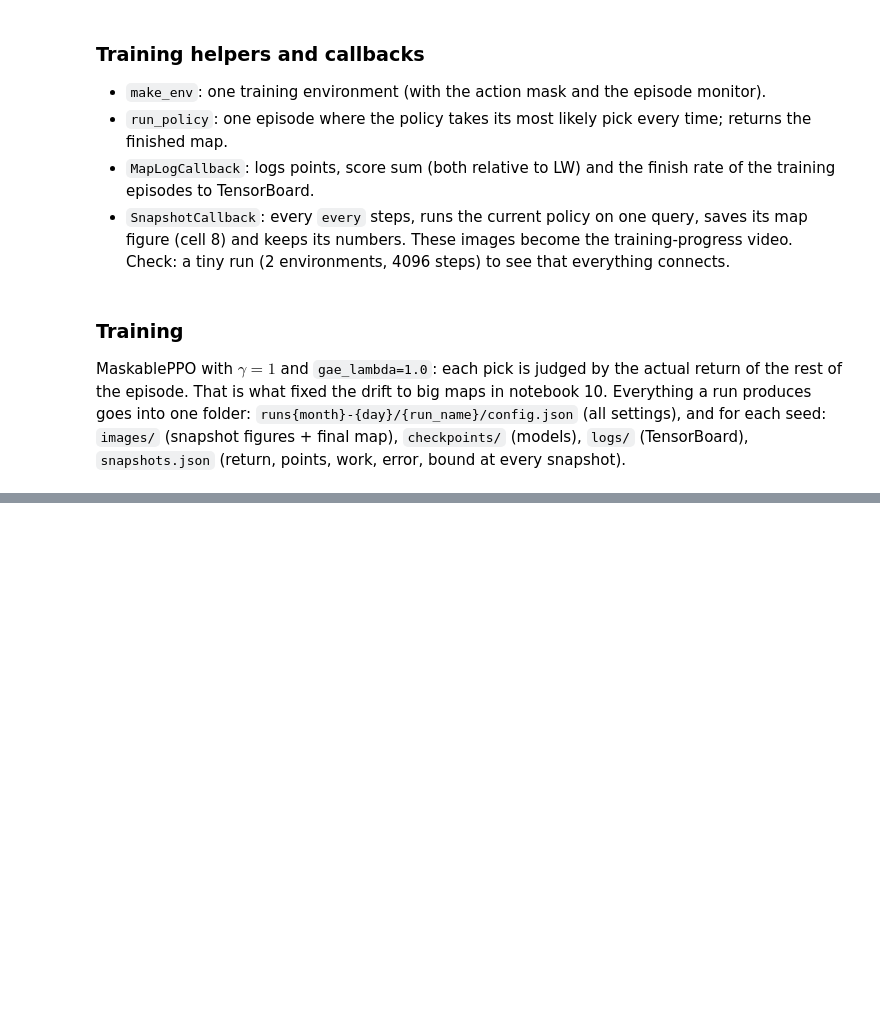
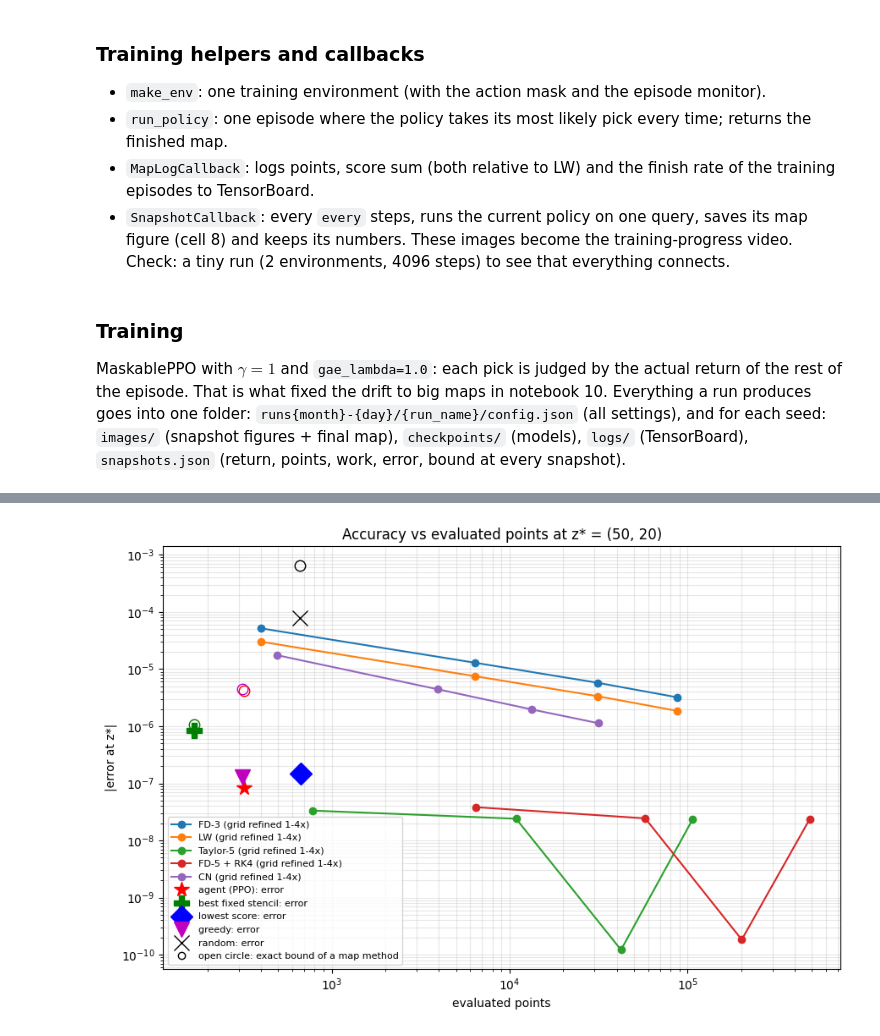
Before and after one commit to atayyar1/RL-For-PDEs, a Jupyter notebook: Taylor linear predictor/11. Backward Map RL.ipynb, the cells around one changed output, grey strips where cells are left out. Drawn from its saved outputs; the diff is of its cells as text; code cells hidden in the pictures; blank space fills up the shorter version.

```diff
--- a/Taylor linear predictor/11. Backward Map RL.ipynb
+++ b/Taylor linear predictor/11. Backward Map RL.ipynb
@@ -688,0 +798,94 @@ step         12 |     0 maps: return  -22.00 | 376 points | bound 8.7e-04 | fini
+# %%
+# ── Accuracy vs evaluated points: every method on one plot ──
+# Classical schemes run on their own grids (refined by k = 1..4, r = alpha dt/dx^2 kept fixed), so each gives a curve.
+# Map methods run on the base grid, so each gives one point. All are measured at the same physical z* = (x*, t*).
+from scipy.linalg import solve_banded
+
+x_star, t_star = Z_CMP[0] * dx, Z_CMP[1] * dt
+
+def classical(scheme, k):
+    """Error at z* and evaluated points (grid values in z*'s dependency cone) on the grid refined k times."""
+    n, h = (nx - 1) * k + 1, dx / k
+    tau = dt / k**2 if scheme != "CN" else 4 * dt / k**2            # CN is implicit: 4x bigger steps
+    ix, steps = Z_CMP[0] * k, round(t_star / tau)
+    x = np.arange(n) * h
+    u = u_true(x, 0.0)
+    r, nu = alpha * tau / h**2, c * tau / h
+    d2 = lambda v: np.r_[0, v[2:] - 2 * v[1:-1] + v[:-2], 0]
+    d1 = lambda v: np.r_[0, v[2:] - v[:-2], 0] / 2
+    def d4(v):                                                      # 4th-order u_xx*h^2 and u_x*h, 2nd order next to the walls
+        a2, a1 = d2(v), d1(v)
+        a2[2:-2] = (-v[4:] + 16 * v[3:-1] - 30 * v[2:-2] + 16 * v[1:-3] - v[:-4]) / 12
+        a1[2:-2] = (-v[4:] + 8 * v[3:-1] - 8 * v[1:-3] + v[:-4]) / 12
+        return a2, a1
+    if scheme == "Taylor-5":                                       # weights cancel the heat polynomials T1..T4 exactly
+        xi, ta = np.arange(-2, 3) * h + c * tau, -tau * np.ones(5)
+        A = np.array([np.ones(5), xi, xi**2 + 2 * alpha * ta, xi**3 + 6 * alpha * ta * xi,
+                      xi**4 + 12 * alpha * ta * xi**2 + 12 * (alpha * ta)**2])
+        W5 = np.linalg.solve(A, [1, 0, 0, 0, 0])
+    if scheme == "CN":
+        lo, di, up = -r / 2 - nu / 4, 1 + r, -r / 2 + nu / 4        # (I - tau/2 L) u_new = (I + tau/2 L) u
+        ab = np.zeros((3, n - 2)); ab[0, 1:], ab[1], ab[2, :-1] = up, di, lo
+    for _ in range(steps):
+        if scheme == "FD-3":
+            u = u + r * d2(u) - nu * d1(u)
+        elif scheme == "LW":
+            u = u + (r + nu**2 / 2) * d2(u) - nu * d1(u)
+        elif scheme == "FD-5 + RK4":
+            f = lambda v: (lambda a2, a1: r * a2 - nu * a1)(*d4(v))
+            k1 = f(u); k2 = f(u + k1 / 2); k3 = f(u + k2 / 2); k4 = f(u + k3)
+            u = u + (k1 + 2 * k2 + 2 * k3 + k4) / 6
+        elif scheme == "Taylor-5":                                  # 5 points one level down, all 5 Taylor rows
+            v = u + (r + nu**2 / 2) * d2(u) - nu * d1(u)            # LW next to the walls
+            v[2:-2] = W5 @ np.array([u[:-4], u[1:-3], u[2:-2], u[3:-1], u[4:]])
+            u = v
+        elif scheme == "CN":
+            u = np.r_[0, solve_banded((1, 1), ab, (u + r / 2 * d2(u) - nu / 2 * d1(u))[1:-1]), 0]
+        u[0] = u[-1] = 0.0
+    err = abs(u[ix] - u_true(x_star, t_star)[0])
+    spread = {"FD-3": 1, "LW": 1, "Taylor-5": 2, "FD-5 + RK4": 8}.get(scheme)   # cone half-width growth per step
+    if spread is None:                                              # CN couples the whole row at every step
+        pts = (n - 2) * steps
+    else:
+        pts = sum(min(n - 2, ix + spread * j) - max(1, ix - spread * j) + 1 for j in range(steps))
+        if scheme == "FD-5 + RK4":
+            pts *= 4                                                # 4 stage evaluations per point and step
+    return pts, err
+
+curves = {s: np.array([classical(s, k) for k in (1, 2, 3, 4)]) for s in ["FD-3", "LW", "Taylor-5", "FD-5 + RK4", "CN"]}
+
+# map methods on the base grid: (points, true error, exact bound)
+def greedy(m, p):
+    B_ref, N_ref = reference(m["z_star"])
+    sets, _, sc = admissible(p)
+    cost = [abs(m["beta"][p]) * s_ / B_ref
+            + LAM * sum(1 for q in {place(p, k) for k in st} if not is_known(q) and q not in m["beta"]) / N_ref
+            for st, s_ in zip(sets, sc)]
+    return [place(p, k) for k in sets[int(np.argmin(cost))]]
+
+maps = {"agent (PPO)": agent.m, "best fixed stencil": build_map(Z_CMP, fixed_rule(rows[0][0])),
+        "lowest score": build_map(Z_CMP, lowest_score), "greedy": build_map(Z_CMP, greedy),
+        "random": None}
+rnd = MapEnv([Z_CMP], lam=LAM); rnd.reset(seed=0); rng, done = np.random.default_rng(0), False
+while not done:
+    _, _, done, _, _ = rnd.step(rng.choice(np.flatnonzero(rnd.action_masks())))
+maps["random"] = rnd.m
+pts_map = {name: report(mm) for name, mm in maps.items()}
+
+for s, cv in curves.items():
+    print(f"{s:12s}: " + " | ".join(f"{int(p):6d} pts {e:.1e}" for p, e in cv))
+for name, rep in pts_map.items():
+    print(f"{name:18s}: {rep['points']:5d} pts | error {rep['error']:.1e} | exact bound {rep['bound']:.1e}")
+
+fig, ax = plt.subplots(figsize=(9, 6))
+for i, (s, cv) in enumerate(curves.items()):
+    ax.loglog(cv[:, 0], cv[:, 1], "o-", color=f"C{i}", label=f"{s} (grid refined 1-4x)")
+marks = {"agent (PPO)": "r*", "best fixed stencil": "gP", "lowest score": "bD", "greedy": "mv", "random": "kx"}
+for name, rep in pts_map.items():
+    ax.loglog(rep["points"], rep["error"], marks[name], ms=13, label=f"{name}: error")
+    ax.loglog(rep["points"], rep["bound"], marks[name][0] + "o", ms=9, mfc="none")
+ax.plot([], [], "ko", mfc="none", label="open circle: exact bound of a map method")
+ax.set_xlabel("evaluated points"); ax.set_ylabel("|error at z*|")
+ax.set_title(f"Accuracy vs evaluated points at z* = {Z_CMP}"); ax.legend(fontsize=8); ax.grid(True, which="both", alpha=0.3)
+plt.tight_layout(); plt.show()
+# %% [output]
@@ -688,0 +902 @@ step         12 |     0 maps: return  -22.00 | 376 points | bound 8.7e-04 | fini
+[figure, added]
```
Also changed, not shown: parts of 16 cells of this notebook, 6 other files.
